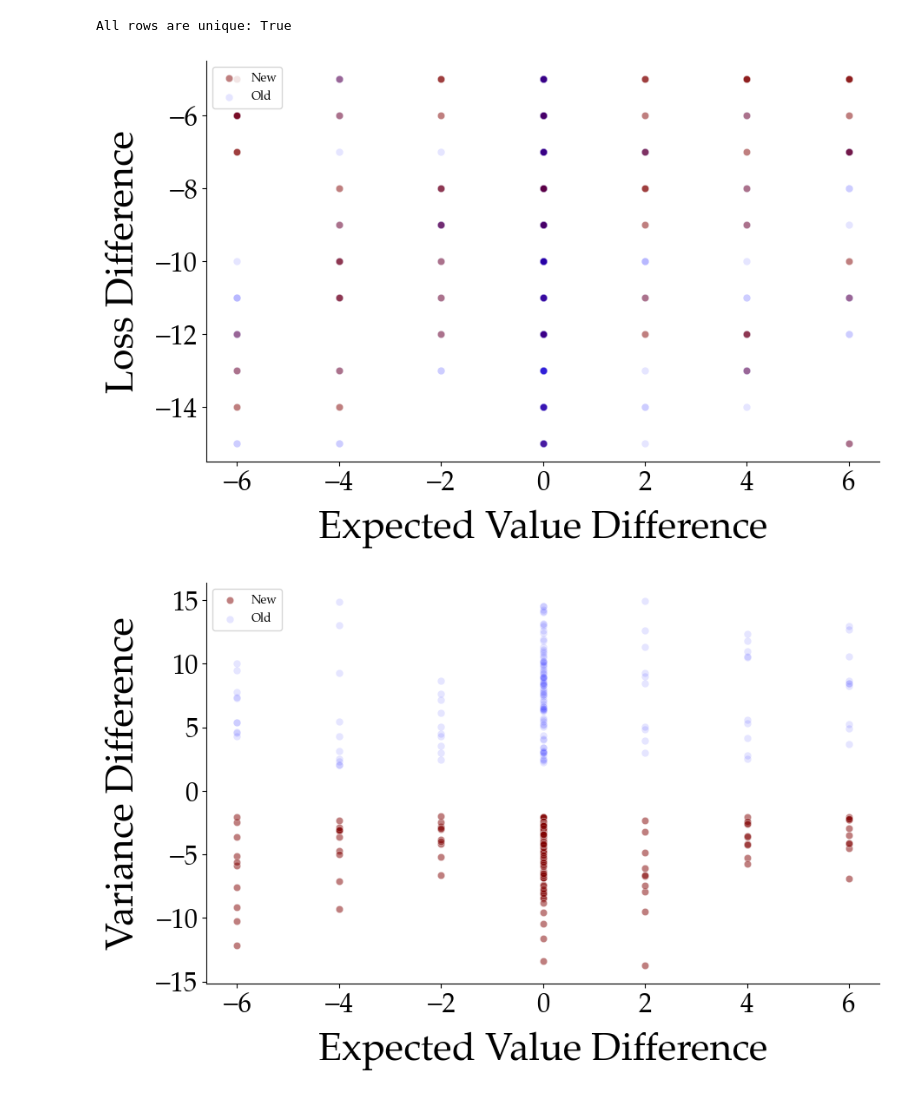
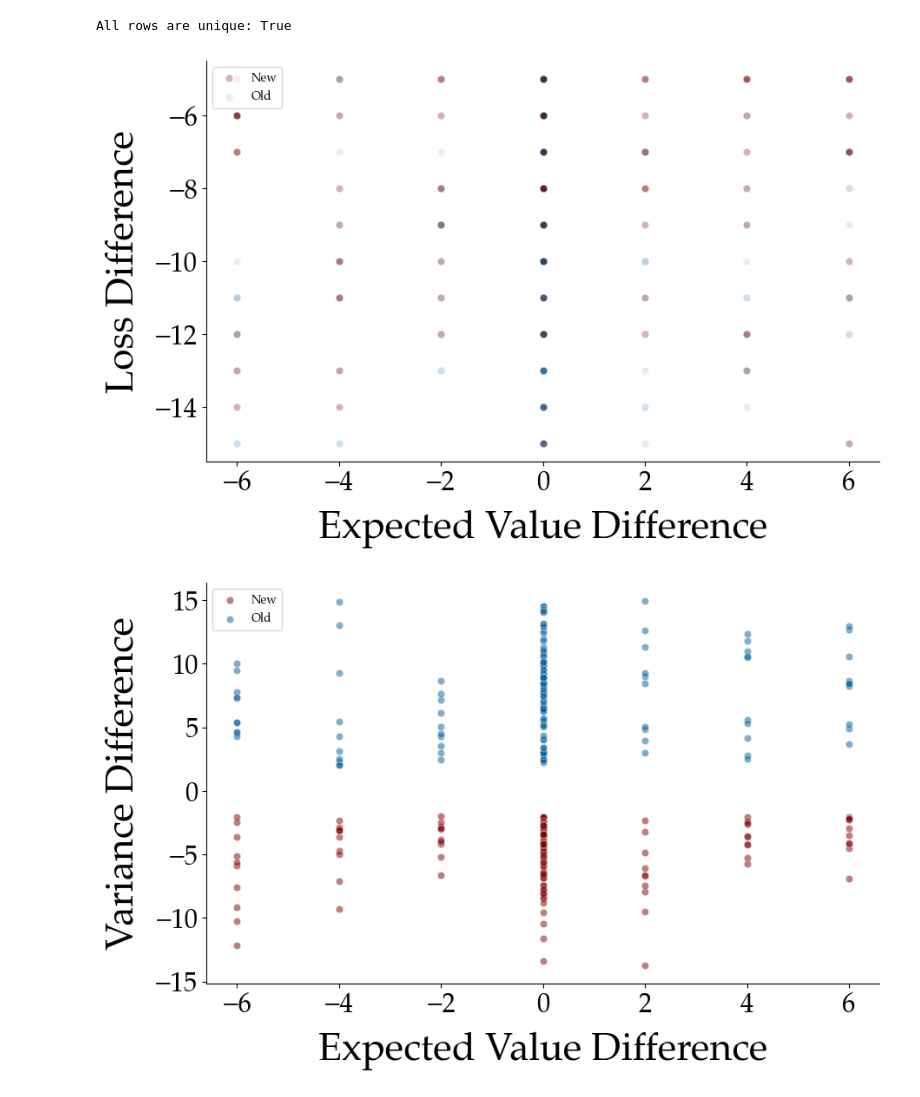
Before and after one commit to LuSchumacher/prospect_theory, a Jupyter notebook: notebooks/00_gamble_generation.ipynb, the cells around one changed output. Cells and saved outputs as stored; diff of their text form; code cells hidden in the pictures.

```diff
--- a/notebooks/00_gamble_generation.ipynb
+++ b/notebooks/00_gamble_generation.ipynb
@@ -185,8 +185,8 @@ All rows are unique: True
 fig, ax = plt.subplots(figsize=(10, 6))
 
 # Plot the data
-sns.scatterplot(data=lotteries_new, x="ev_diff", y="loss_diff", color='maroon', label='New', alpha=0.5, ax=ax)
-sns.scatterplot(data=lotteries_old, x="ev_diff", y="loss_diff", color='blue', label='Old', alpha=0.1, ax=ax)
+sns.scatterplot(data=lotteries_new, x="ev_diff", y="loss_diff", color='maroon', label='New', alpha=0.3, ax=ax)
+sns.scatterplot(data=lotteries_old, x="ev_diff", y="loss_diff", color='#005F99', label='Old', alpha=0.1, ax=ax)
 
 # Customize the plot
 ax.tick_params(axis='both', which='major', labelsize=FONTSIZE_2)
@@ -195,23 +195,23 @@ ax.set_ylabel('Loss Difference', fontsize=FONTSIZE_1, labelpad=10)
 # ax.set_ylim(-20, 0)
 sns.despine(ax=ax)
 # %% [output]
-[figure, old version]
+[figure, new version]
 # %%
 # Create the figure and subplots
 fig, ax = plt.subplots(figsize=(10, 6))
 
 # Plot the data
 sns.scatterplot(data=lotteries_new, x="ev_diff", y="var_diff", color='maroon', label='New', alpha=0.5, ax=ax)
-sns.scatterplot(data=lotteries_old, x="ev_diff", y="var_diff", color='blue', label='Old', alpha=0.1, ax=ax)
+sns.scatterplot(data=lotteries_old, x="ev_diff", y="var_diff", color='#005F99', label='Old', alpha=0.5, ax=ax)
 
 # Customize the plot
 ax.tick_params(axis='both', which='major', labelsize=FONTSIZE_2)
 ax.set_xlabel('Expected Value Difference', fontsize=FONTSIZE_1, labelpad=10)
 ax.set_ylabel('Variance Difference', fontsize=FONTSIZE_1, labelpad=10)
 # ax.set_ylim(-20, 0)
 sns.despine(ax=ax)
 # %% [output]
-[figure, old version]
+[figure, new version]
 # %%
 # Create the figure and subplots
 fig, ax = plt.subplots(figsize=(10, 6))
```
Also changed, not shown: parts of 2 cells of this notebook.
